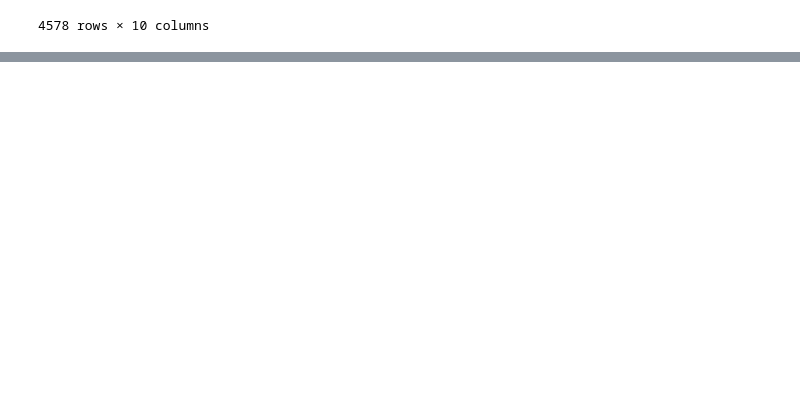
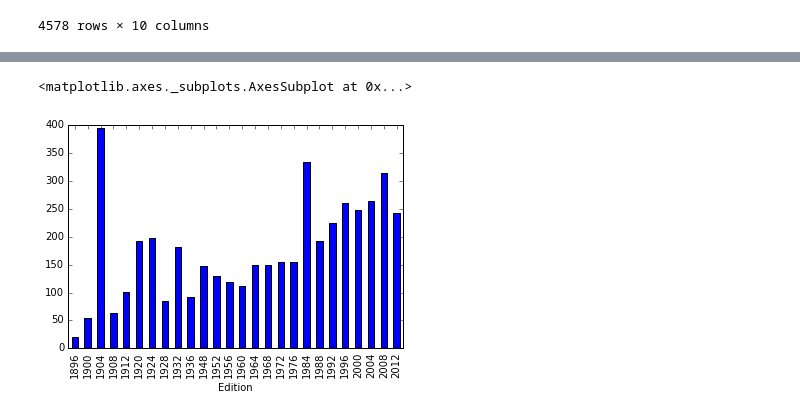
Before and after one commit to syafiquehab/Fund1, a Jupyter notebook: OlympicsResult 2.ipynb, the cells around one changed output, grey strips where cells are left out. Cells and saved outputs as stored; diff of their text form; code cells hidden in the pictures; blank space fills up the shorter version.

```diff
--- a/OlympicsResult 2.ipynb
+++ b/OlympicsResult 2.ipynb
@@ -245,0 +273,5 @@ USA
+# %%
+USA_medal.groupby('Edition').Medal.count().plot.bar()
+# %% [output]
+<matplotlib.axes._subplots.AxesSubplot at 0x...>
+[figure, added]
```
Also changed, not shown: parts of 3 cells of this notebook.
